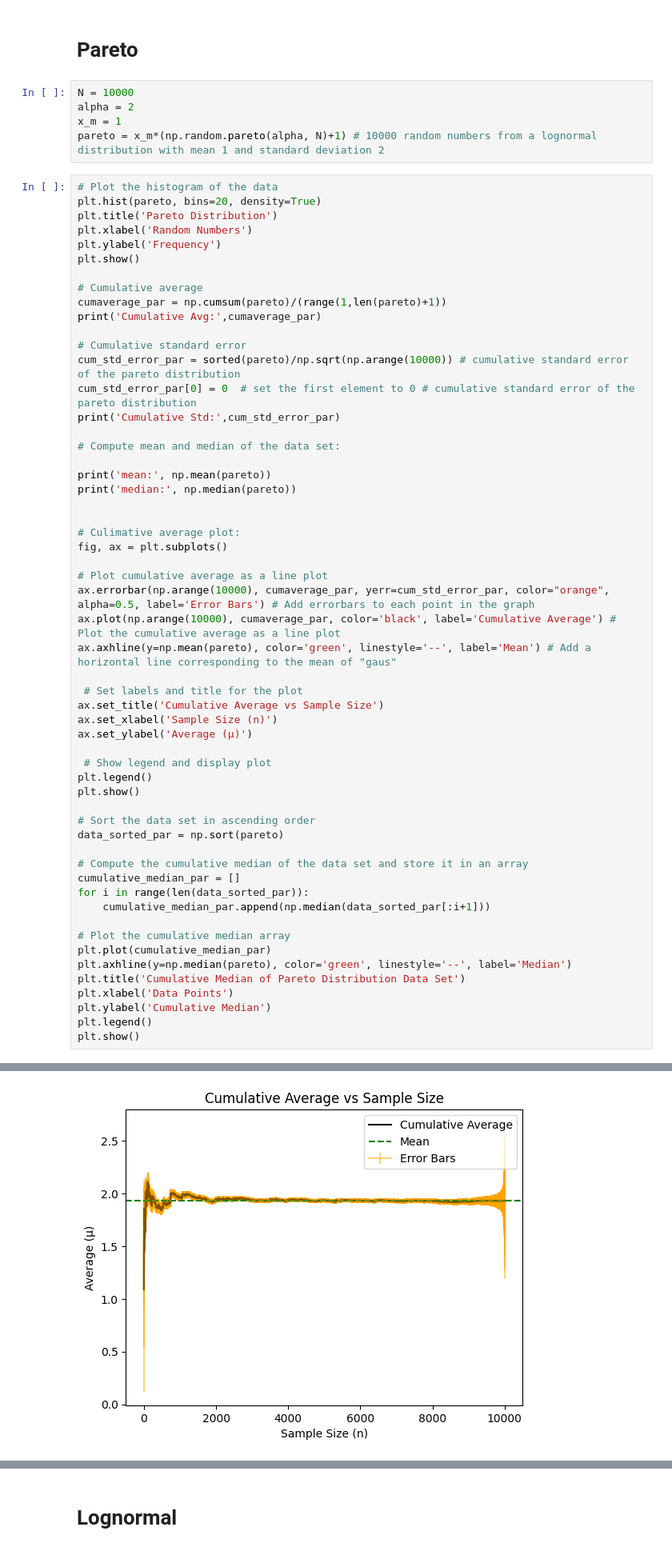
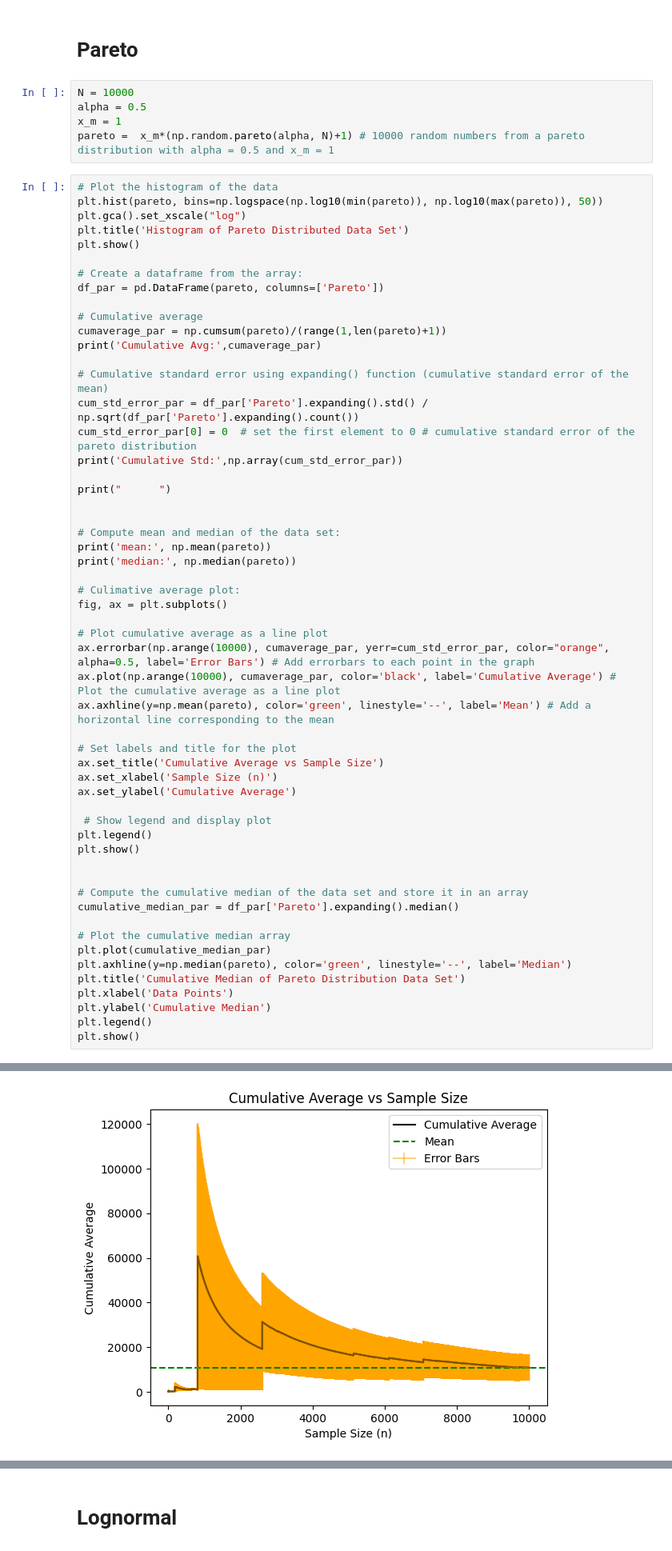
Before and after one commit to GitHub-Adminstrator/Social-Science-A1, a Jupyter notebook: Assignment part 3.ipynb, the cells around one changed output, grey strips where cells are left out. Shown at 80% size. Saved outputs shown, nothing was run; the diff lists cells and outputs as text.

```diff
--- a/Assignment part 3.ipynb
+++ b/Assignment part 3.ipynb
@@ -101,31 +83,34 @@ plt.show()
 # Pareto
 # %%
 N = 10000
-alpha = 2
+alpha = 0.5
 x_m = 1
-pareto = x_m*(np.random.pareto(alpha, N)+1) # 10000 random numbers from a lognormal distribution with mean 1 and standard deviation 2
+pareto =  x_m*(np.random.pareto(alpha, N)+1) # 10000 random numbers from a pareto distribution with alpha = 0.5 and x_m = 1
 # %%
 # Plot the histogram of the data
-plt.hist(pareto, bins=20, density=True)
-plt.title('Pareto Distribution')
-plt.xlabel('Random Numbers')
-plt.ylabel('Frequency')
+plt.hist(pareto, bins=np.logspace(np.log10(min(pareto)), np.log10(max(pareto)), 50))
+plt.gca().set_xscale("log")
+plt.title('Histogram of Pareto Distributed Data Set')
 plt.show()
+
+# Create a dataframe from the array:
+df_par = pd.DataFrame(pareto, columns=['Pareto'])
 
 # Cumulative average
 cumaverage_par = np.cumsum(pareto)/(range(1,len(pareto)+1))
 print('Cumulative Avg:',cumaverage_par)
 
-# Cumulative standard error
-cum_std_error_par = sorted(pareto)/np.sqrt(np.arange(10000)) # cumulative standard error of the pareto distribution
+# Cumulative standard error using expanding() function (cumulative standard error of the mean)
+cum_std_error_par = df_par['Pareto'].expanding().std() / np.sqrt(df_par['Pareto'].expanding().count())
 cum_std_error_par[0] = 0  # set the first element to 0 # cumulative standard error of the pareto distribution
-print('Cumulative Std:',cum_std_error_par)
+print('Cumulative Std:',np.array(cum_std_error_par))
+
+print("      ")
+
 
 # Compute mean and median of the data set:
-
 print('mean:', np.mean(pareto))
 print('median:', np.median(pareto))
-
 
 # Culimative average plot:
 fig, ax = plt.subplots()
@@ -133,24 +118,20 @@ fig, ax = plt.subplots()
 # Plot cumulative average as a line plot
 ax.errorbar(np.arange(10000), cumaverage_par, yerr=cum_std_error_par, color="orange", alpha=0.5, label='Error Bars') # Add errorbars to each point in the graph
 ax.plot(np.arange(10000), cumaverage_par, color='black', label='Cumulative Average') # Plot the cumulative average as a line plot
-ax.axhline(y=np.mean(pareto), color='green', linestyle='--', label='Mean') # Add a horizontal line corresponding to the mean of "gaus"
+ax.axhline(y=np.mean(pareto), color='green', linestyle='--', label='Mean') # Add a horizontal line corresponding to the mean
 
- # Set labels and title for the plot
+# Set labels and title for the plot
 ax.set_title('Cumulative Average vs Sample Size')
 ax.set_xlabel('Sample Size (n)')
-ax.set_ylabel('Average (μ)')
+ax.set_ylabel('Cumulative Average')
 
  # Show legend and display plot
 plt.legend()
 plt.show()
 
-# Sort the data set in ascending order
-data_sorted_par = np.sort(pareto)
 
 # Compute the cumulative median of the data set and store it in an array
-cumulative_median_par = []
-for i in range(len(data_sorted_par)):
-    cumulative_median_par.append(np.median(data_sorted_par[:i+1]))
+cumulative_median_par = df_par['Pareto'].expanding().median()
 
 # Plot the cumulative median array
 plt.plot(cumulative_median_par)
@@ -169 +153 @@ median: 1.4036991754481405
-[figure, old version]
+[figure, new version]
```
Also changed, not shown: parts of 11 cells of this notebook.
